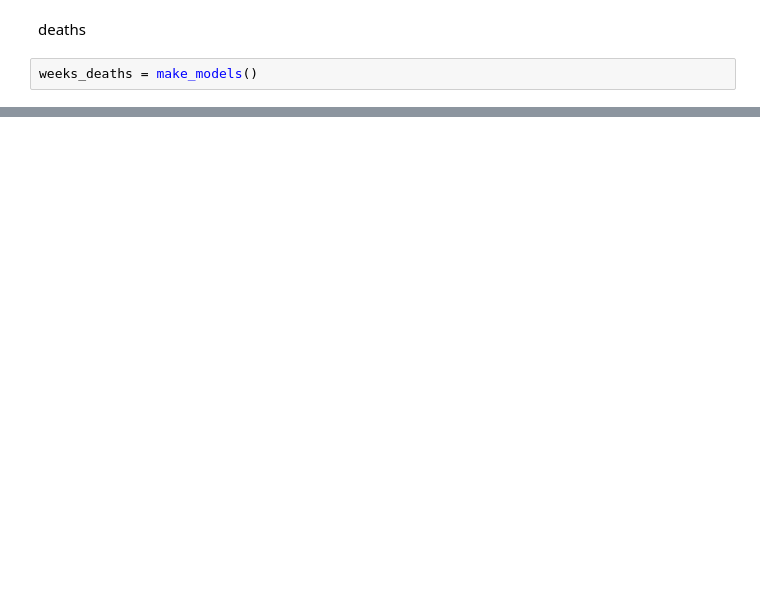
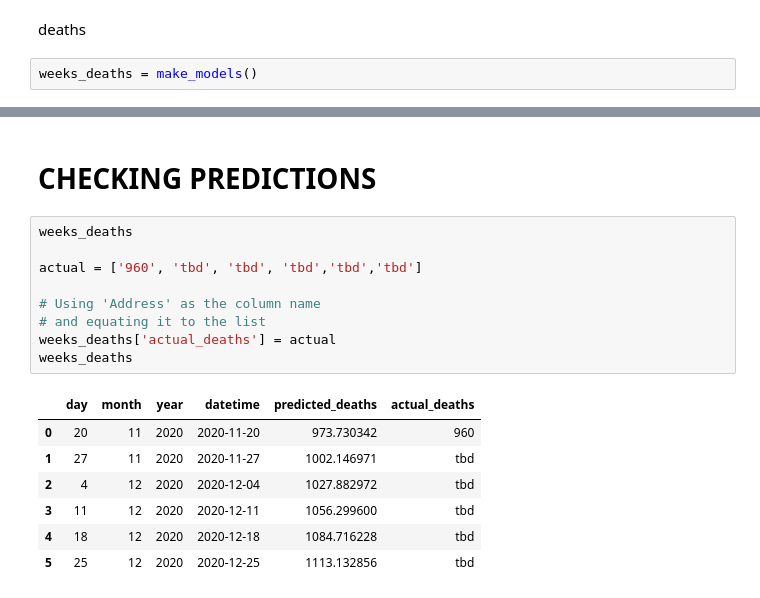
Before and after one commit to searanch/covid-19-predictions, a Jupyter notebook: san_diego_county.ipynb, the cells around one changed output, grey strips where cells are left out. Saved outputs shown, nothing was run; the diff lists cells and outputs as text; blank space fills up the shorter version.

```diff
--- a/san_diego_county.ipynb
+++ b/san_diego_county.ipynb
@@ -267,0 +198,19 @@ plt.show()
+# %% [markdown]
+# CHECKING PREDICTIONS
+# %%
+weeks_deaths
+
+actual = ['960', 'tbd', 'tbd', 'tbd','tbd','tbd']
+
+# Using 'Address' as the column name
+# and equating it to the list
+weeks_deaths['actual_deaths'] = actual
+weeks_deaths
+# %% [output]
+|  | day | month | year | datetime | predicted_deaths | actual_deaths |
+| 0 | 20 | 11 | 2020 | 2020-11-20 | 973.730342 | 960 |
+| 1 | 27 | 11 | 2020 | 2020-11-27 | 1002.146971 | tbd |
+| 2 | 4 | 12 | 2020 | 2020-12-04 | 1027.882972 | tbd |
+| 3 | 11 | 12 | 2020 | 2020-12-11 | 1056.299600 | tbd |
+| 4 | 18 | 12 | 2020 | 2020-12-18 | 1084.716228 | tbd |
+| 5 | 25 | 12 | 2020 | 2020-12-25 | 1113.132856 | tbd |
```
Also changed, not shown: parts of 18 cells of this notebook, 3 other files.
